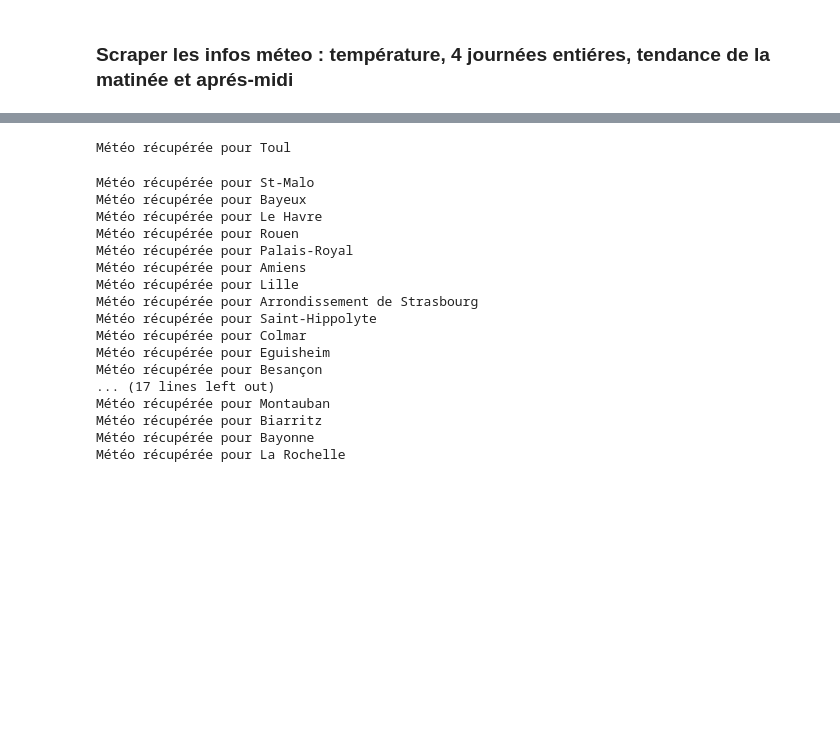
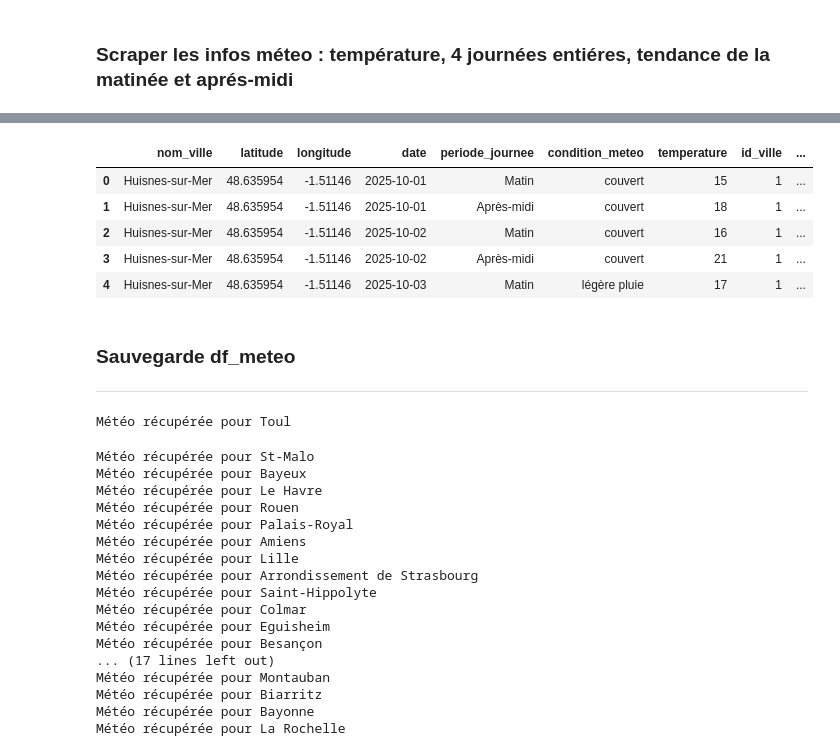
Before and after one commit to Nath-data13/DSFS_certif_2025, a Jupyter notebook: Bloc1/meteo.ipynb, the cells around one changed output, grey strips where cells are left out. Cells and saved outputs as stored; diff of their text form; code cells hidden in the pictures; blank space fills up the shorter version.

```diff
--- a/Bloc1/meteo.ipynb
+++ b/Bloc1/meteo.ipynb
@@ -111,0 +211,22 @@ df_ville.head()
+# %%
+# Merge pour avoir id_ville
+df_meteo = df_meteo.merge(
+    df_ville[['id_ville', 'nom_ville']],
+    on='nom_ville',
+    how='left'
+)
+
+# création id_meteo
+df_meteo['id_meteo'] = range(1, len(df_meteo)+1)
+
+df_meteo.head()
+# %% [output]
+|  | nom_ville | latitude | longitude | date | periode_journee | condition_meteo | temperature | id_ville | ... |
+| 0 | Huisnes-sur-Mer | 48.635954 | -1.51146 | 2025-10-01 | Matin | couvert | 15 | 1 | ... |
+| 1 | Huisnes-sur-Mer | 48.635954 | -1.51146 | 2025-10-01 | Après-midi | couvert | 18 | 1 | ... |
+| 2 | Huisnes-sur-Mer | 48.635954 | -1.51146 | 2025-10-02 | Matin | couvert | 16 | 1 | ... |
+| 3 | Huisnes-sur-Mer | 48.635954 | -1.51146 | 2025-10-02 | Après-midi | couvert | 21 | 1 | ... |
+| 4 | Huisnes-sur-Mer | 48.635954 | -1.51146 | 2025-10-03 | Matin | légère pluie | 17 | 1 | ... |
+# %% [markdown]
+### Sauvegarde df_meteo
+---
```
Also changed, not shown: parts of 12 cells of this notebook, 18 other files.
